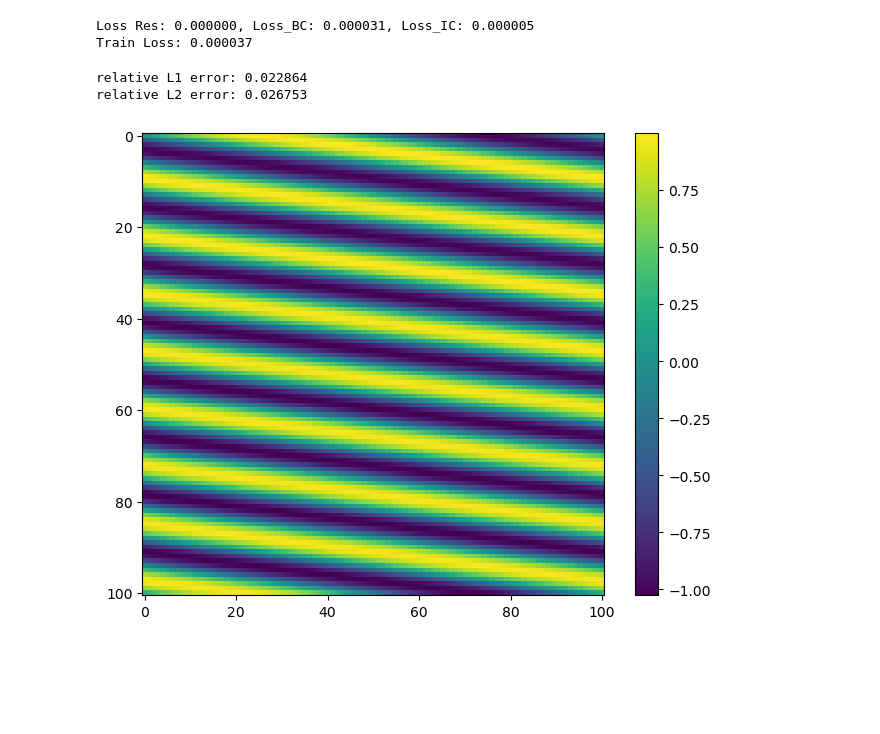
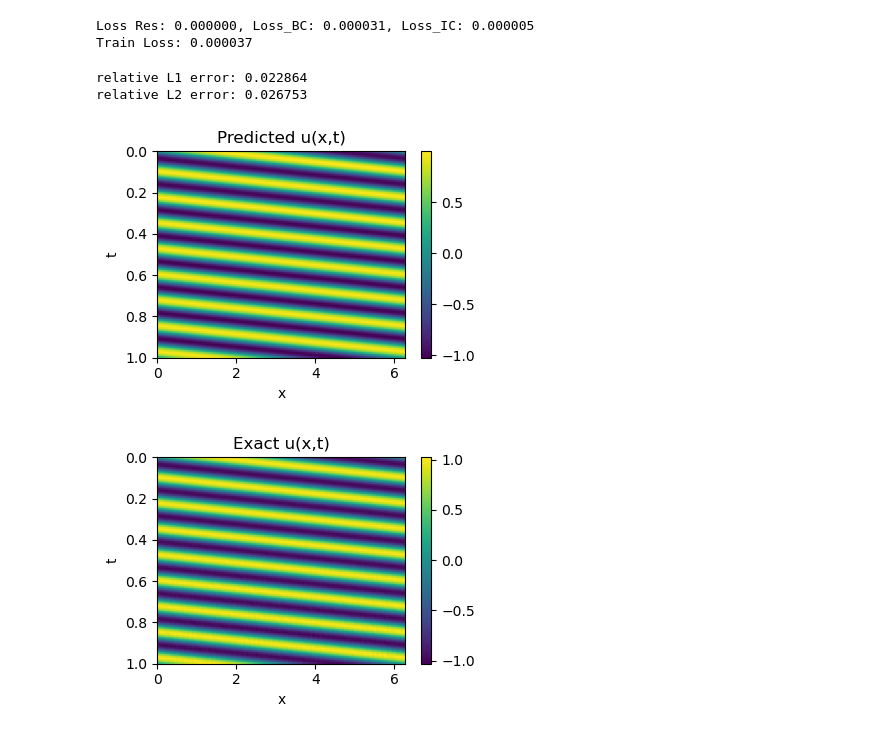
Before and after one commit to AdityaLab/pinnsformer, a Jupyter notebook: demo/convection/convection_pinnsformer.ipynb, the cells around one changed output. Drawn from its saved outputs; the diff is of its cells as text; code cells hidden in the pictures; blank space fills up the shorter version.

```diff
--- a/demo/convection/convection_pinnsformer.ipynb
+++ b/demo/convection/convection_pinnsformer.ipynb
@@ -18,7 +18,7 @@ random.seed(seed)
 torch.manual_seed(seed)
 torch.cuda.manual_seed(seed)
 
-device = 'cuda:1'
+device = 'cuda:3'
 # %%
 # Train PINNsformer
 res, b_left, b_right, b_upper, b_lower = get_data([0,2*np.pi], [0,1], 51, 51)
@@ -107,29 +107,46 @@ Train Loss: 0.000037
 # %%
 # Visualize PINNsformer
 res_test = make_time_sequence(res_test, num_step=5, step=1e-4)
 res_test = torch.tensor(res_test, dtype=torch.float32, requires_grad=True).to(device)
 x_test, t_test = res_test[:,:,0:1], res_test[:,:,1:2]
 
 with torch.no_grad():
     pred = model(x_test, t_test)[:,0:1]
     pred = pred.cpu().detach().numpy()
 
 pred = pred.reshape(101,101)
 
 mat = scipy.io.loadmat('./convection.mat')
 u = mat['u'].reshape(101,101)
 
 rl1 = np.sum(np.abs(u-pred)) / np.sum(np.abs(u))
 rl2 = np.sqrt(np.sum((u-pred)**2) / np.sum(u**2))
 
 print('relative L1 error: {:4f}'.format(rl1))
 print('relative L2 error: {:4f}'.format(rl2))
 
-plt.figure(figsize=(8,6))
-plt.imshow(pred)
+plt.figure(figsize=(4,3))
+plt.imshow(pred, extent=[0,np.pi*2,1,0], aspect='auto')
+plt.xlabel('x')
+plt.ylabel('t')
+plt.title('Predicted u(x,t)')
 plt.colorbar()
+plt.tight_layout()
+plt.savefig('./convection_pinnsformer_pred.png')
 plt.show()
 # %% [output]
 relative L1 error: 0.022864
 relative L2 error: 0.026753
-[figure, old version]
+[figure, new version]
+# %%
+plt.figure(figsize=(4,3))
+plt.imshow(u, extent=[0,np.pi*2,1,0], aspect='auto')
+plt.xlabel('x')
+plt.ylabel('t')
+plt.title('Exact u(x,t)')
+plt.colorbar()
+plt.tight_layout()
+plt.savefig('./convection_exact.png')
+plt.show()
+# %% [output]
+[figure, added]
```
Also changed, not shown: parts of 1 cell of this notebook, 22 other files.
